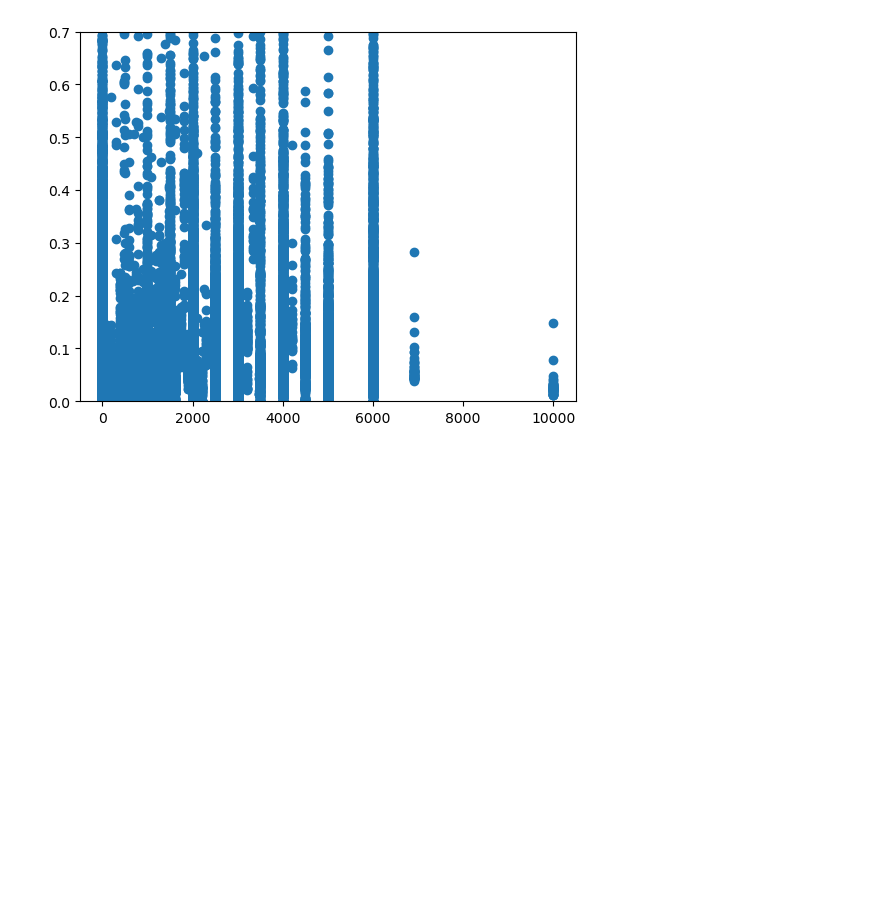
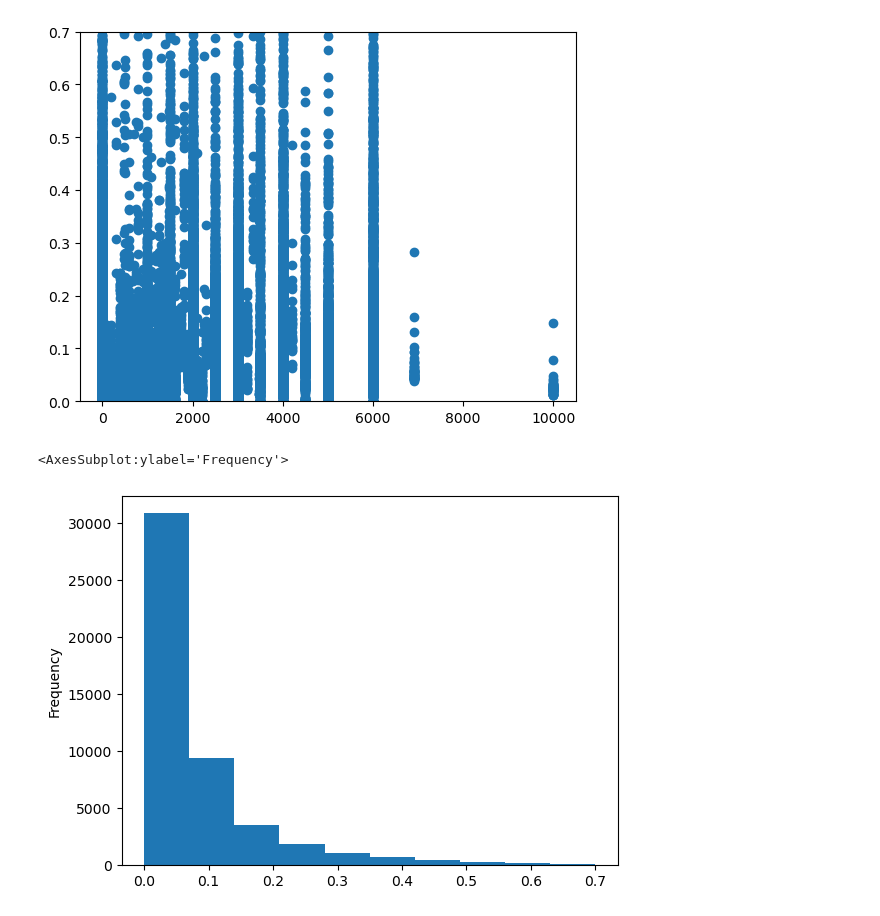
Before and after one commit to mortonjack/Data-Analysis, a Jupyter notebook: graph.ipynb, the cells around one changed output. Drawn from its saved outputs; the diff is of its cells as text; code cells hidden in the pictures; blank space fills up the shorter version.

```diff
--- a/graph.ipynb
+++ b/graph.ipynb
@@ -118,3 +136,8 @@ ax.set_ylim(0, 0.7)
 # %% [output]
 (0.0, 0.7)
 [figure]
+# %%
+df[(df["min_owners"] > 30000) & (df["avg_player_proportion"] < 0.7)]["avg_player_proportion"].plot.hist()
+# %% [output]
+<AxesSubplot:ylabel='Frequency'>
+[figure, added]
```
Also changed, not shown: parts of 4 cells of this notebook.
